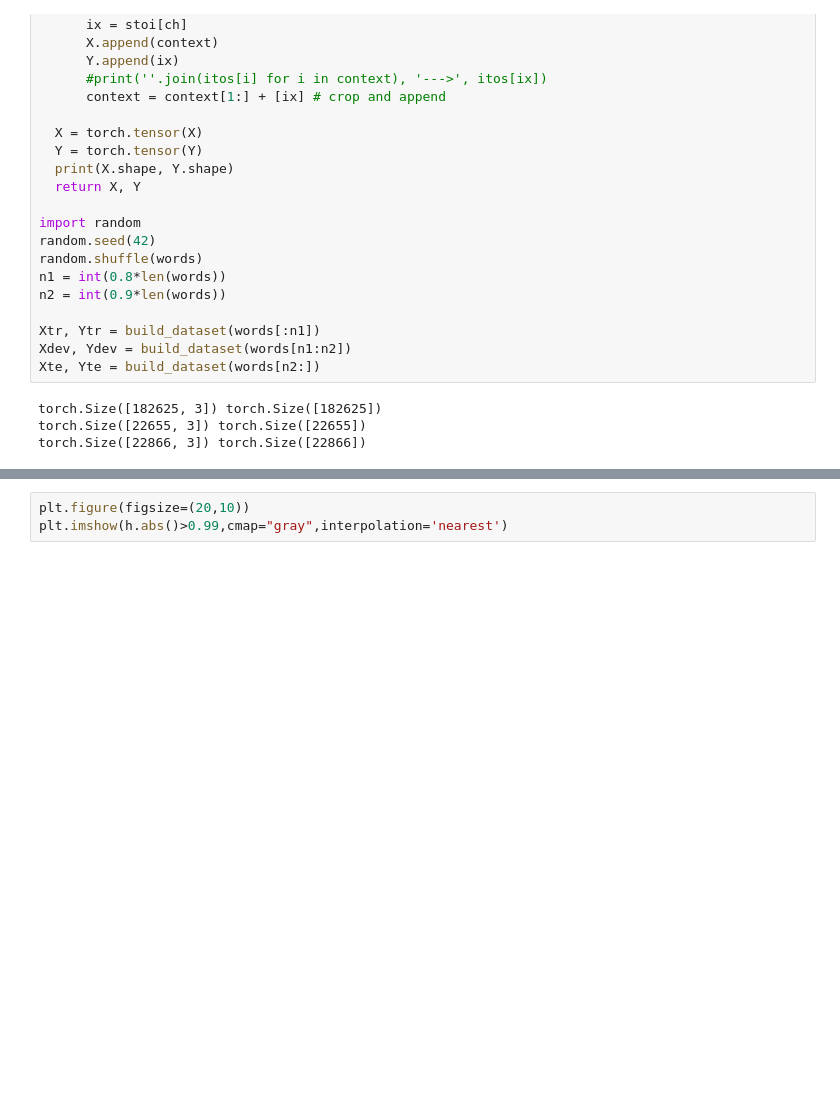
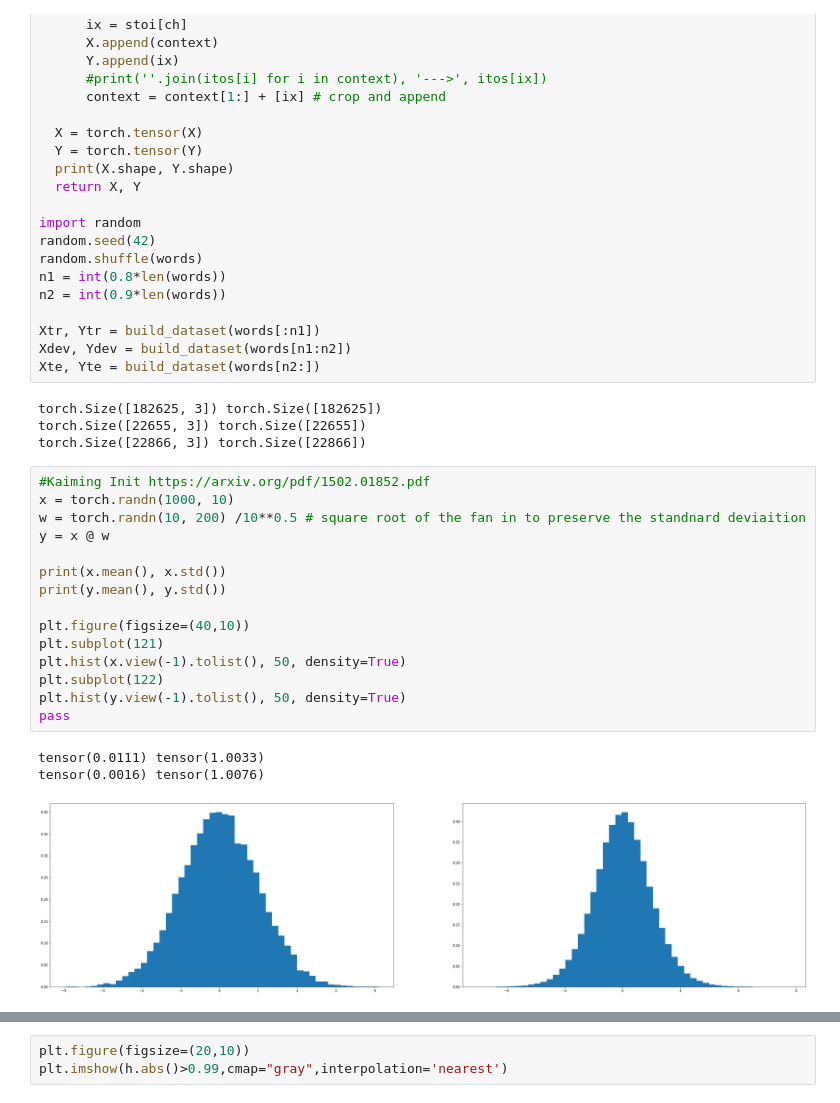
Before and after one commit to VrindavanSanap/makemore, a Jupyter notebook: batchnorm.ipynb, the cells around one changed output, grey strips where cells are left out. Drawn from its saved outputs; the diff is of its cells as text; blank space fills up the shorter version.

```diff
--- a/batchnorm.ipynb
+++ b/batchnorm.ipynb
@@ -51,3 +56,22 @@ Xte, Yte = build_dataset(words[n2:])
 torch.Size([182625, 3]) torch.Size([182625])
 torch.Size([22655, 3]) torch.Size([22655])
 torch.Size([22866, 3]) torch.Size([22866])
+# %%
+#Kaiming Init https://arxiv.org/pdf/1502.01852.pdf
+x = torch.randn(1000, 10)
+w = torch.randn(10, 200) /10**0.5 # square root of the fan in to preserve the standnard deviaition
+y = x @ w
+
+print(x.mean(), x.std())
+print(y.mean(), y.std())
+
+plt.figure(figsize=(40,10))
+plt.subplot(121)
+plt.hist(x.view(-1).tolist(), 50, density=True)
+plt.subplot(122)
+plt.hist(y.view(-1).tolist(), 50, density=True)
+pass
+# %% [output]
+tensor(0.0111) tensor(1.0033)
+tensor(0.0016) tensor(1.0076)
+[figure, added]
```
Also changed, not shown: parts of 13 cells of this notebook, 4 other files.
